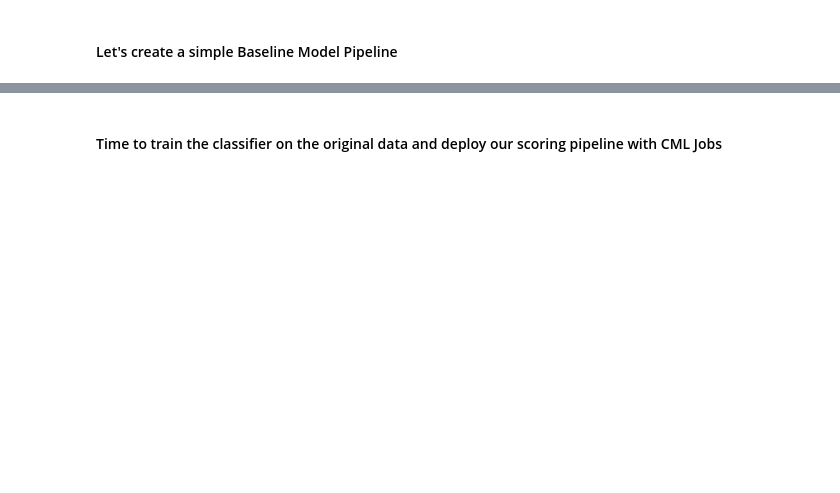
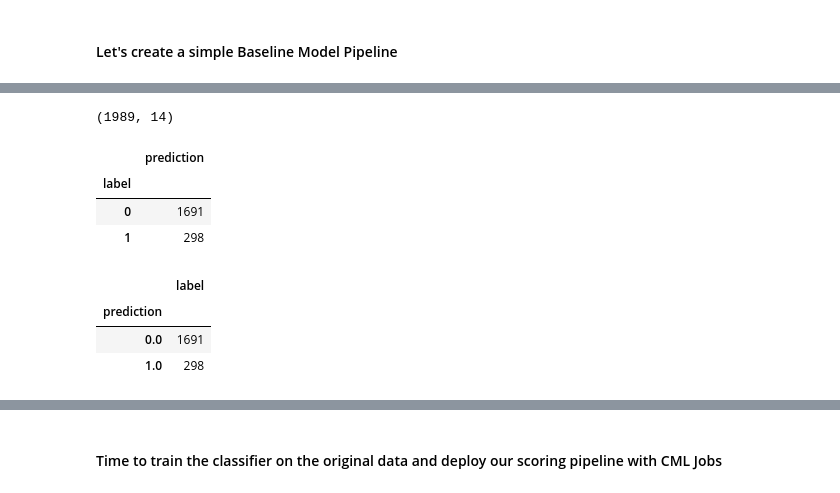
Before and after one commit to pdefusco/MLOps_Patterns_1_Model_Factory, a Jupyter notebook: code/ModelPrototype.ipynb, the cells around one changed output, grey strips where cells are left out. Cells and saved outputs as stored; diff of their text form; code cells hidden in the pictures; blank space fills up the shorter version.

```diff
--- a/code/ModelPrototype.ipynb
+++ b/code/ModelPrototype.ipynb
@@ -199,6 +238,26 @@ def make_pipeline(spark_df):
 pipelineModel = make_pipeline(train)
 # %%
 clf_out_df = pipelineModel.transform(test)
+# %%
+clf_pd = clf_out_df.toPandas()
+# %%
+clf_pd.shape
+# %% [output]
+(1989, 14)
+# %%
+clf_pd[['label', 'prediction']].groupby('label').count()
+# %% [output]
+|  | prediction |
+| label |  |
+| 0 | 1691 |
+| 1 | 298 |
+# %%
+clf_pd[['label', 'prediction']].groupby('prediction').count()
+# %% [output]
+|  | label |
+| prediction |  |
+| 0.0 | 1691 |
+| 1.0 | 298 |
 # %%
 clf_out_df.select("label", "prediction").groupby('prediction').count().show()
 # %% [output]
```
Also changed, not shown: parts of 35 cells of this notebook, 3 other files.
